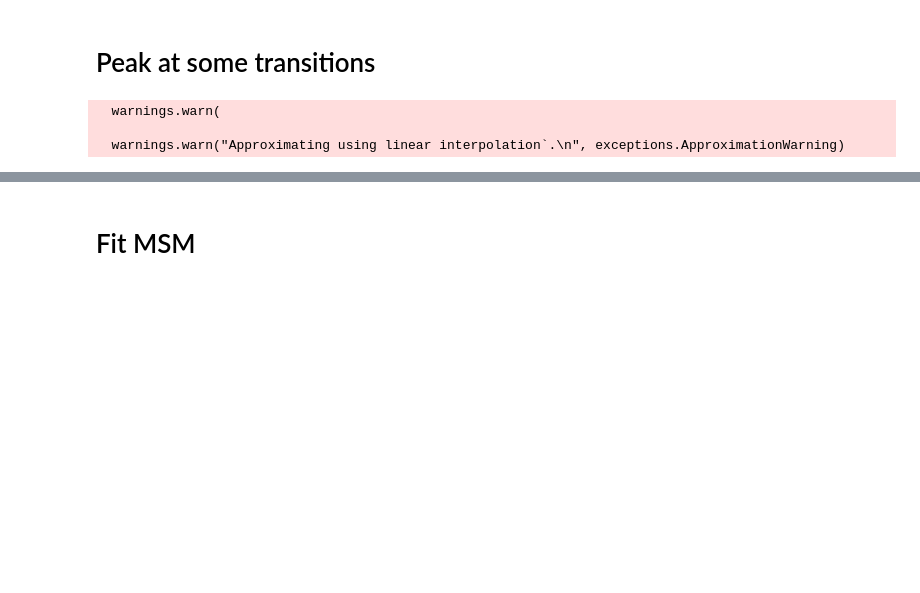
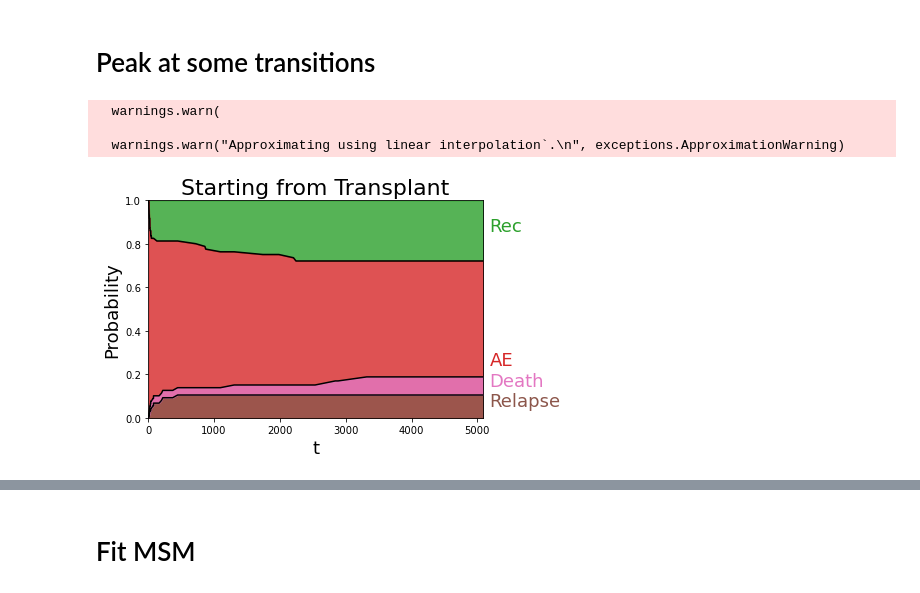
Before and after one commit to hrossman/pymsm, a Jupyter notebook: pymsm/examples/embt.ipynb, the cells around one changed output, grey strips where cells are left out. Cells and saved outputs as stored; diff of their text form; code cells hidden in the pictures; blank space fills up the shorter version.

```diff
--- a/pymsm/examples/embt.ipynb
+++ b/pymsm/examples/embt.ipynb
@@ -39,11 +38,23 @@ competing_risk_dataset.head()
 # %% [markdown]
 # Peak at some transitions
 # %%
-stackplot_data = competing_risk_dataset[competing_risk_dataset["origin_state"]==1]
+origin_state = 1
+stackplot_data = competing_risk_dataset[
+    competing_risk_dataset["origin_state"] == origin_state
+].sample(100)
 
-stackplot(data=stackplot_data, duration_col='time_transition_to_target', event_col='target_state', order_top=[2,3], order_bottom=[5,6], labels=states_labels)
+stackplot(
+    data=stackplot_data,
+    origin_state=origin_state,
+    duration_col="time_transition_to_target",
+    event_col="target_state",
+    order_top=[2, 3],
+    order_bottom=[5, 6],
+    labels=states_labels,
+)
 # %% [output]
   warnings.warn(
 
   warnings.warn("Approximating using linear interpolation`.\n", exceptions.ApproximationWarning)
+[figure, added]
 # %%
```
Also changed, not shown: parts of 6 cells of this notebook, 1 other file.
